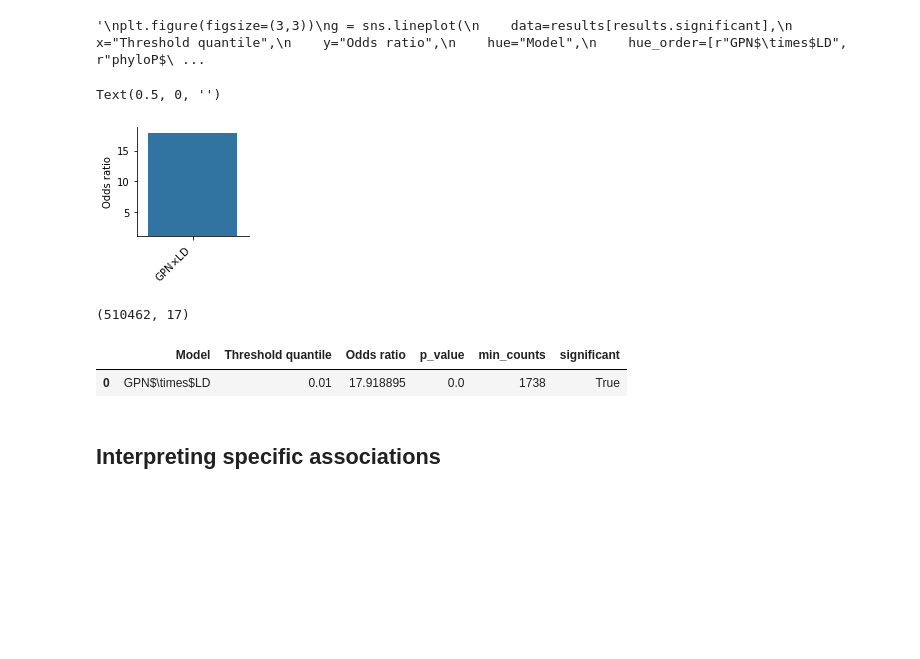
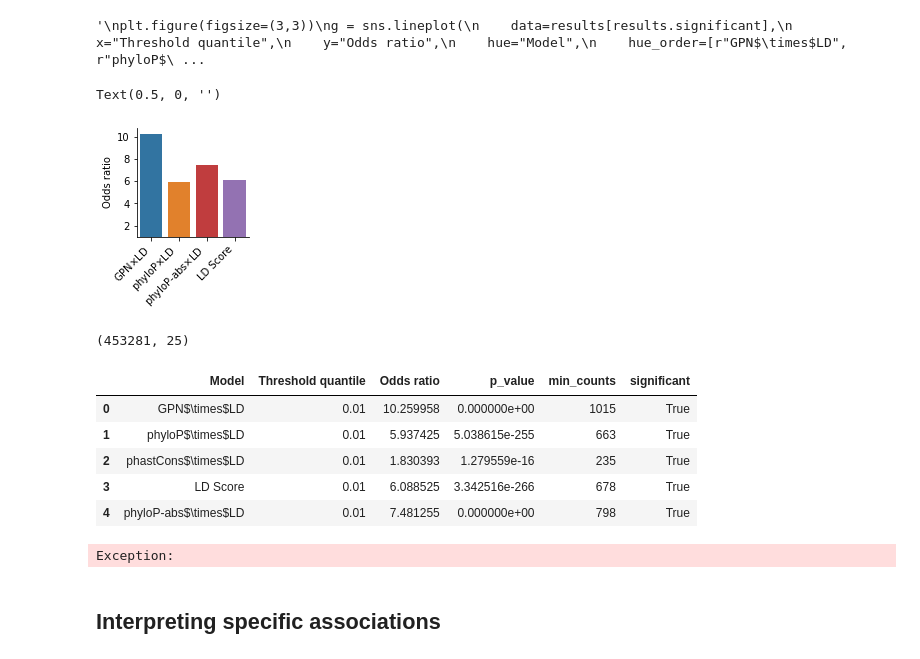
Before and after one commit to songlab-cal/gpn, a Jupyter notebook: analysis/arabidopsis/vep_aragwas.ipynb, the cells around one changed output. Drawn from its saved outputs; the diff is of its cells as text; code cells hidden in the pictures; blank space fills up the shorter version.

Commit message:
Add extra plot

```diff
--- a/analysis/arabidopsis/vep_aragwas.ipynb
+++ b/analysis/arabidopsis/vep_aragwas.ipynb
@@ -118,27 +118,17 @@ plt.colorbar()
 <matplotlib.colorbar.Colorbar at 0x...>
 [figure]
 # %%
-# models with scores defined on all V
 models = [
     #"ConvNet_batch2048_weight1.0_secondpart_30k",
     "ConvNet_batch2048_secondpart_30k",
     #"ConvNet_batch2048_weight0_secondpart_30k",
     #"vep/scratch/users/gbenegas/checkpoints/GPN_Arabidopsis_multispecies/ConvNet_ss_12k/checkpoint-12000",
 
-    #"phyloP",
-    #"phastCons",
+    "phyloP",
+    "phastCons",
 ]
-add_ld_score = False
+add_ld_score = True
 
-# models with scores defined on aligned regions
-#models_subset = [
-#    "ConvNet_batch2048_weight1.0_secondpart_30k",
-#    "ConvNet_batch2048_secondpart_30k",
-#    "ConvNet_batch2048_weight0_secondpart_30k",
-#    "vep/scratch/users/gbenegas/checkpoints/GPN_Arabidopsis_multispecies/ConvNet_ss_12k/checkpoint-12000",
-#    "phyloP",
-#    "phastCons",
-#]
 model_renaming = {
     "ConvNet_batch2048_secondpart_30k": "GPN",
     #"ConvNet_batch2048_secondpart_30k": "repeat-weight-0.1",
@@ -151,7 +141,6 @@ model_renaming = {
 
 V = pd.read_parquet(d / "variants.parquet")
 
-#for m in models_subset:
 for m in models:
     model_path = d / f"{m}.parquet"
     model_name = model_renaming.get(m, m)
@@ -161,7 +150,9 @@ if add_ld_score:
     models.append("1")
 models = [model_renaming.get(m, m) for m in models]
 V = V.merge(aragwas, how="inner", on=["chrom", "pos", "ref", "alt"], sort=True)
-V["% SNPs are GWAS hits"] = 100 * V.overPermutation
+SIGNIFICANCE_COL = "overPermutation"
+#SIGNIFICANCE_COL = "overBonferroni"
+V["% SNPs are GWAS hits"] = 100 * V[SIGNIFICANCE_COL]
 repeats = pd.read_csv("input/repeats.bed.gz", sep="\t").rename(columns=dict(genoName="chrom", genoStart="start", genoEnd="end"))
 repeats.chrom = repeats.chrom.str.replace("Chr", "")
 V["start"] = V.pos
@@ -277,7 +280,7 @@ def compute_odds_ratio(df, threshold_quantile, model_name):
     df = df[df.ModelScoreTier.isin(["Low", "High"])]
 
     df.ModelScoreTier = df.ModelScoreTier.astype('category')
-    group_counts = df.groupby(["overPermutation", "ModelScoreTier"]).size()
+    group_counts = df.groupby([SIGNIFICANCE_COL, "ModelScoreTier"]).size()
     group_counts2 = group_counts.copy()
     #print(group_counts2); raise Exception("printing")
     group_counts = group_counts.loc[pd.MultiIndex.from_tuples(
@@ -332,36 +347,46 @@ sns.move_legend(g, "upper left", bbox_to_anchor=(1, 1));
 # %%
 plt.figure(figsize=(2,2))
 #plt.figure(figsize=(1,2))
 
 g = sns.barplot(
     data=results[(results.p_value<=0.05)&(results["Threshold quantile"]==1e-2)],
     x="Model",
     y="Odds ratio",
     #order=[r"GPN$\times$LD", r"phyloP$\times$LD", r"phastCons$\times$LD", r"phyloP-abs$\times$LD", "LD Score"],
+    order=[r"GPN$\times$LD", r"phyloP$\times$LD", r"phyloP-abs$\times$LD", "LD Score"],
     #color="C0",
-    #palette=["C0", "C4"],
+    palette=["C0", "C1", "C3", "C4"],
 )
 g.set_xticklabels(g.get_xticklabels(), rotation=45, ha='right')
 sns.despine();
 g.set(ylim=(1));
 #plt.title(f"All variants \n (n={len(V)})")
 plt.xlabel("")
 #plt.savefig("output/plots/vep_gwas_bar.svg", bbox_inches='tight');
 #plt.savefig("output/plots/vep_gwas_bar_full.svg", bbox_inches='tight');
 #plt.savefig("output/plots/vep_gwas_bar_repeat_weight.svg", bbox_inches='tight');
 #plt.savefig("output/plots/vep_gwas_bar_n_species.svg", bbox_inches='tight');
+#plt.savefig("output/plots/vep_gwas_bar_bonf.pdf", bbox_inches='tight');
 # %% [output]
 Text(0.5, 0, '')
-[figure, old version]
+[figure, new version]
 # %%
 V.shape
 # %% [output]
-(510462, 17)
+(453281, 25)
 # %%
 results[(results["Threshold quantile"]==1e-2)]
 # %% [output]
 |  | Model | Threshold quantile | Odds ratio | p_value | min_counts | significant |
-| 0 | GPN$\times$LD | 0.01 | 17.918895 | 0.0 | 1738 | True |
+| 0 | GPN$\times$LD | 0.01 | 10.259958 | 0.000000e+00 | 1015 | True |
+| 1 | phyloP$\times$LD | 0.01 | 5.937425 | 5.038615e-255 | 663 | True |
+| 2 | phastCons$\times$LD | 0.01 | 1.830393 | 1.279559e-16 | 235 | True |
+| 3 | LD Score | 0.01 | 6.088525 | 3.342516e-266 | 678 | True |
+| 4 | phyloP-abs$\times$LD | 0.01 | 7.481255 | 0.000000e+00 | 798 | True |
+# %%
+raise Exception()
+# %% [output]
+Exception:
 # %% [markdown]
 ## Interpreting specific associations
 # %%
```
Also changed, not shown: parts of 10 cells of this notebook, 1 other file.
